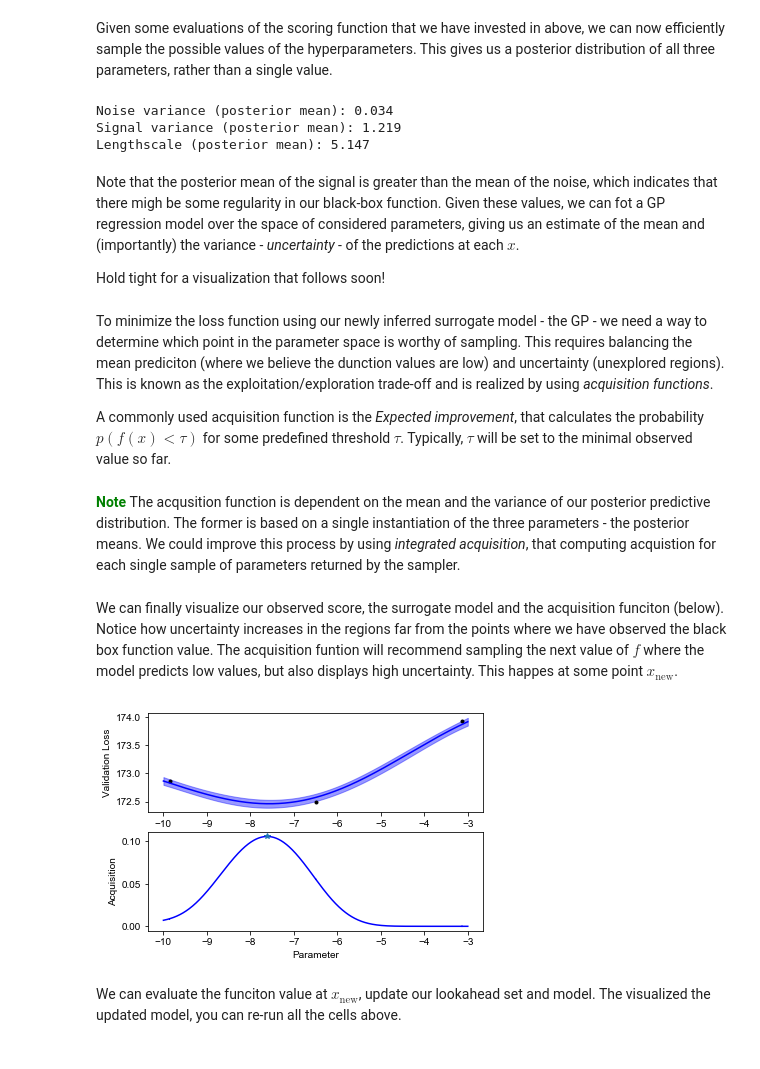
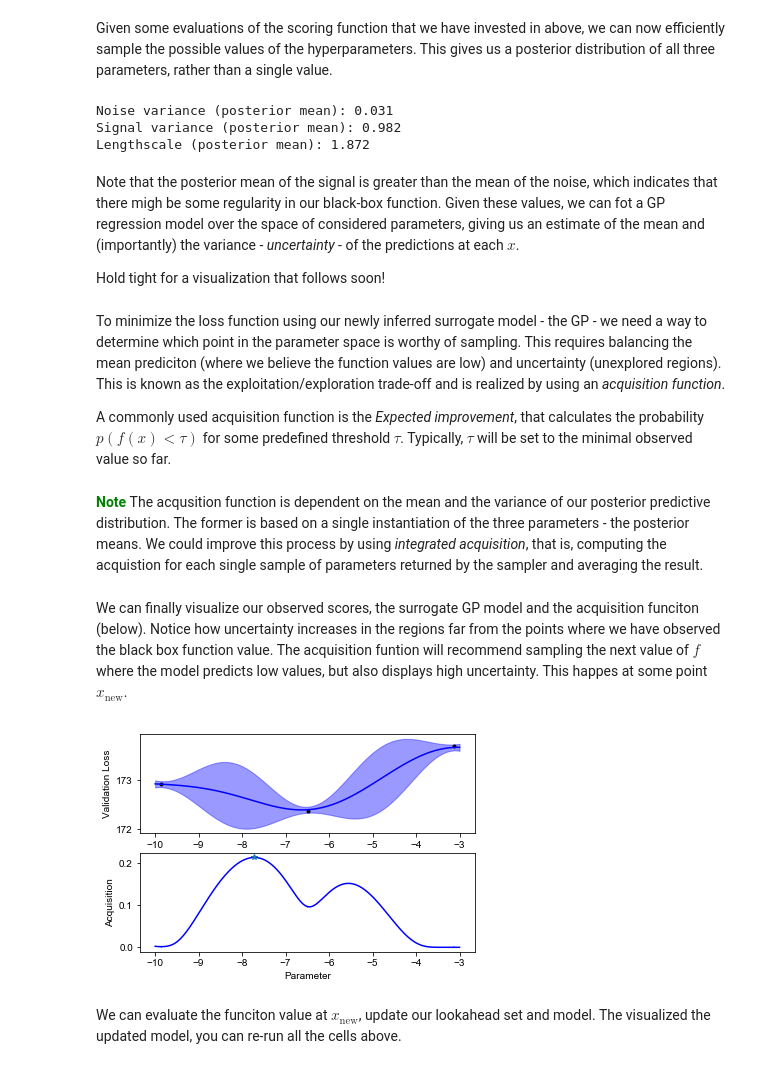
Before and after one commit to mstrazar/mstrazar.github.io, a Jupyter notebook: notebooks/bayopt-vae/bayopt-vae.ipynb, the cells around one changed output. Drawn from its saved outputs; the diff is of its cells as text; code cells hidden in the pictures.

Commit message:
Change experimental parameters.

```diff
--- a/notebooks/bayopt-vae/bayopt-vae.ipynb
+++ b/notebooks/bayopt-vae/bayopt-vae.ipynb
@@ -84,8 +86,8 @@ To get a feeling how the models behave under different parameter values, let's s
 lookahead = [20, 500, 980]
 
 # Evaluate model for a sample of points
-scores = [score_parameters(x_train,
-                           x_test,
+scores = [score_parameters(img_train,
+                           img_test,
                            original_dim, alpha1=10**X[i])[-1] for i in lookahead]
 # %% [markdown]
 The validation loss is clearly dependent on $\alpha$, suggesting a minimum value somewhere within the pre-specified domain.
@@ -193,7 +195,7 @@ sd_noise = 1
 mu_signal = 1
 sd_signal = 2
 
-mu_lengthscale = 2
+mu_lengthscale = 0
 sd_lengthscale = 1.5
 # %% [markdown]
 An important thing to note is that we are setting the signal variance to be on average higher than the noise variance. This is to be expected if the underlying function contains any regularity at all.
@@ -303,15 +305,15 @@ def sample_hyperparameters(X, y, lookahead):
     return noise_post, signal_post, lengthscale_post
 
 y = np.array(scores).ravel()
-noise_post, signal_post, lengthscale_post = sample_hyperparameters(X, y, lookahead)
+noise_post, signal_post, lengthscale_post = sample_hyperparameters(X, y, lookahead[:3])
 
 print("Noise variance (posterior mean): %.3f" % noise_post)
 print("Signal variance (posterior mean): %.3f" % signal_post)
 print("Lengthscale (posterior mean): %.3f" % lengthscale_post)
 # %% [output]
-Noise variance (posterior mean): 0.034
-Signal variance (posterior mean): 1.219
-Lengthscale (posterior mean): 5.147
+Noise variance (posterior mean): 0.031
+Signal variance (posterior mean): 0.982
+Lengthscale (posterior mean): 1.872
 # %% [markdown]
 Note that the posterior mean of the signal is greater than the mean of the noise, which indicates that there migh be some regularity in our black-box function. Given these values, we can fot a GP regression model over the space of considered parameters, giving us an estimate of the mean and (importantly) the variance - <i>uncertainty</i> - of the predictions at each $x$.
 
@@ -326,7 +328,7 @@ def fit_gp(X, y, lookahead, noise_var, signal_var, lengthscale):
 
 ym, yv = fit_gp(X, y, lookahead, noise_post, signal_post, lengthscale_post)
 # %% [markdown]
-To minimize the loss function using our newly inferred surrogate model - the GP - we need a way to determine which point in the parameter space is worthy of sampling. This requires balancing the mean prediciton (where we believe the dunction values are low) and uncertainty (unexplored regions). This is known as the exploitation/exploration trade-off and is realized by using <i>acquisition functions</i>.
+To minimize the loss function using our newly inferred surrogate model - the GP - we need a way to determine which point in the parameter space is worthy of sampling. This requires balancing the mean prediciton (where we believe the function values are low) and uncertainty (unexplored regions). This is known as the exploitation/exploration trade-off and is realized by using an <i>acquisition function</i>.
 
 A commonly used acquisition function is the <i>Expected improvement</i>, that calculates the probability
 $p(f(x) < \tau)$ for some predefined threshold $\tau$. Typically, $\tau$ will be set to the minimal observed value so far.
@@ -342,35 +344,35 @@ def ei(mu, std, tau):
     z = (mu.ravel() - tau) / std.ravel()
     return (mu.ravel() - tau) * mvn.cdf(z) + std.ravel() * mvn.pdf(z)
 # %% [markdown]
-<font color="green"><b>Note   </b></font> The acqusition function is dependent on the mean and the variance of our posterior predictive distribution. The former is based on a single instantiation of the three parameters - the posterior means.  We could improve this process by using <i>integrated acquisition</i>, that computing acquistion for each single sample of parameters returned by the sampler.
+<font color="green"><b>Note   </b></font> The acqusition function is dependent on the mean and the variance of our posterior predictive distribution. The former is based on a single instantiation of the three parameters - the posterior means.  We could improve this process by using <i>integrated acquisition</i>, that is, computing the acquistion for each single sample of parameters returned by the sampler and averaging the result.
 # %%
 def compute_acquisition(ym, yv):
     """ Compute acquisition function and return next candidates """
     aq = ei(mu = -ym, std=np.sqrt(yv), tau=max(-ym))
     aq[lookahead] = -np.inf
-    imax = np.argmax(aq)
-    return aq, imax
+    xnew = np.argmax(aq)
+    return aq, xnew
 
-aq, imax = compute_acquisition(ym, yv)
+aq, xnew = compute_acquisition(ym, yv)
 # %% [markdown]
-We can finally visualize our observed score, the surrogate model and the acquisition funciton (below). Notice how uncertainty increases in the regions far from the points where we have observed the black box function value. The acquisition funtion will recommend sampling the next value of $f$ where the model predicts low values, but also displays high uncertainty. This happes at some point $x_{\text{new}}$.
+We can finally visualize our observed scores, the surrogate GP model and the acquisition funciton (below). Notice how uncertainty increases in the regions far from the points where we have observed the black box function value. The acquisition funtion will recommend sampling the next value of $f$ where the model predicts low values, but also displays high uncertainty. This happes at some point $x_{\text{new}}$.
 # %%
 def plot_fit(X, y, lookahead, ym, yv, aq, title=""):
     """ Plot the model fit and the acquisition function. """
     fig, ax = plt.subplots(nrows=2, ncols=1)
     ax[0].set_title(title)
     ax[0].plot(X[lookahead], y, ".", color="black")
     ax[0].plot(X, ym, "-", color="blue")
     ax[0].fill_between(X.ravel(), ym.ravel()-yv.ravel(), ym.ravel()+yv.ravel(), color="blue", alpha=0.4)
     ax[0].set_ylabel("Validation Loss")
     ax[1].plot(X.ravel(), aq, color="blue")
-    ax[1].plot(X[imax], aq[imax], "*")
+    ax[1].plot(X[xnew], aq[xnew], "*")
     ax[1].set_ylabel("Acquisition")
     ax[1].set_xlabel("Parameter")
 
 plot_fit(X, y, lookahead, ym, yv, aq)
 # %% [output]
-[figure, old version]
+[figure, new version]
 # %% [markdown]
 We can evaluate the funciton value at $x_{\text{new}}$, update our lookahead set and model. The visualized the updated model, you can re-run all the cells above.
 # %%
```
Also changed, not shown: parts of 15 cells of this notebook.
